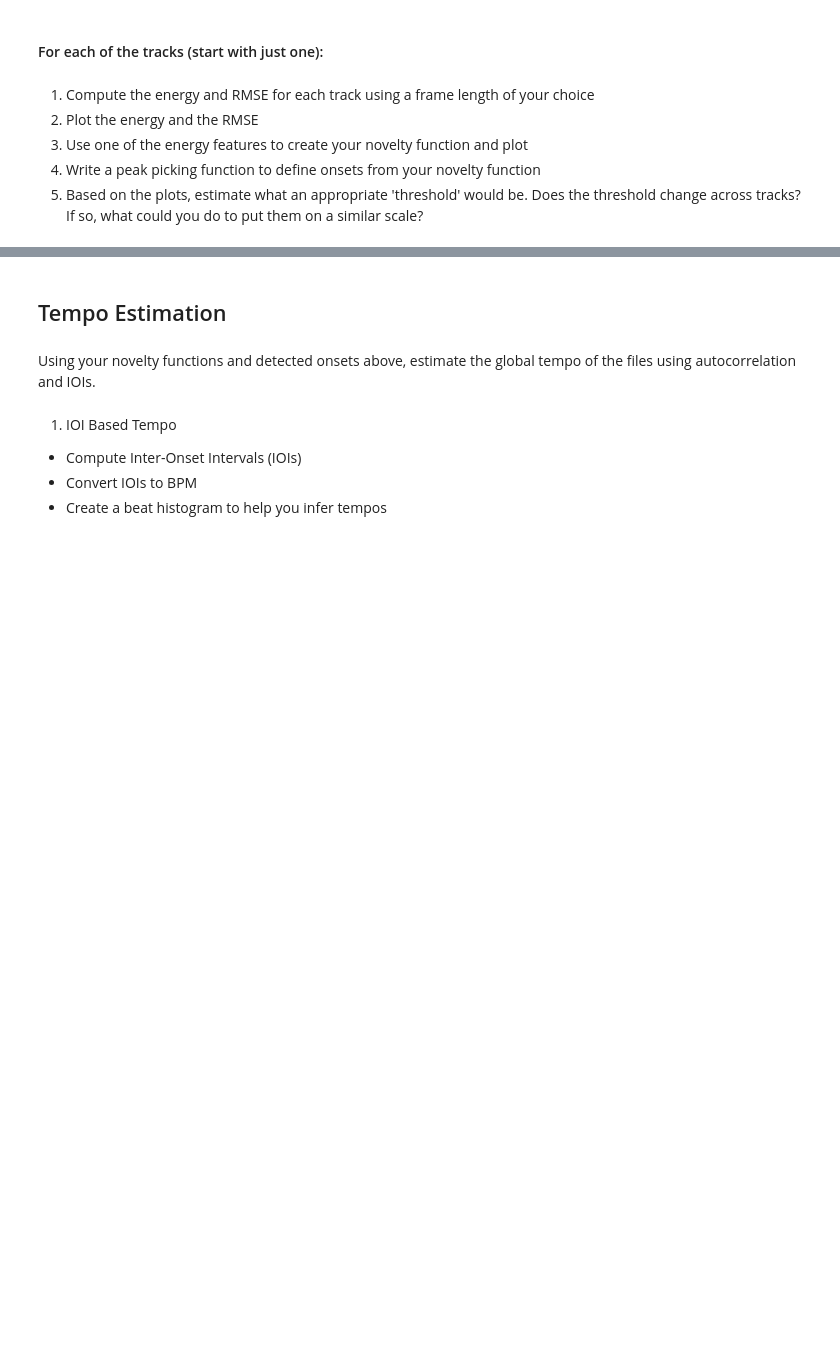
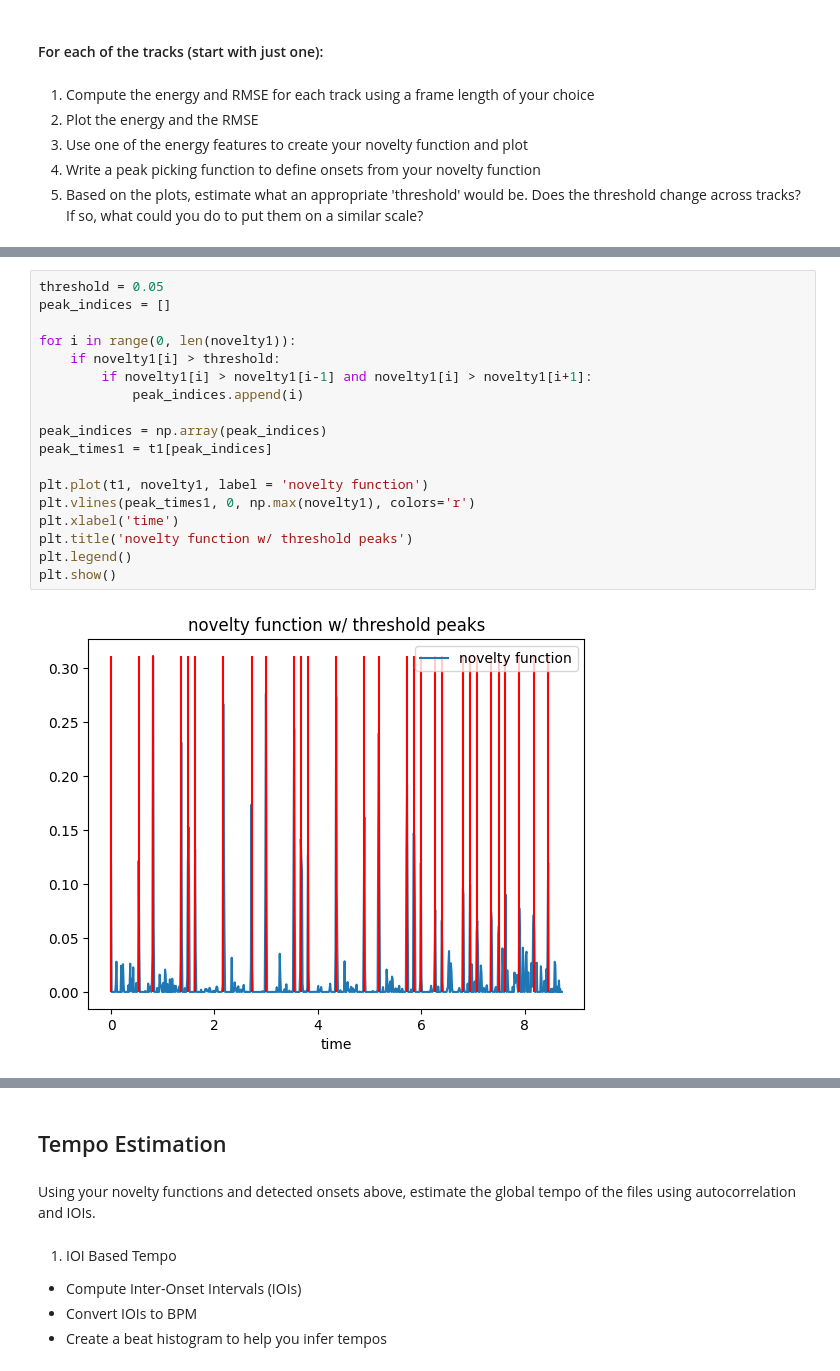
Before and after one commit to Micahlim19/AudioTechII, a Jupyter notebook: Activities/Activity8_OnsetDetection.ipynb, the cells around one changed output, grey strips where cells are left out. Cells and saved outputs as stored; diff of their text form; blank space fills up the shorter version.

```diff
--- a/Activities/Activity8_OnsetDetection.ipynb
+++ b/Activities/Activity8_OnsetDetection.ipynb
@@ -23,0 +76,20 @@ from scipy.io.wavfile import read
+# %%
+threshold = 0.05
+peak_indices = []
+
+for i in range(0, len(novelty1)):
+    if novelty1[i] > threshold:
+        if novelty1[i] > novelty1[i-1] and novelty1[i] > novelty1[i+1]:
+            peak_indices.append(i)
+
+peak_indices = np.array(peak_indices)
+peak_times1 = t1[peak_indices]
+
+plt.plot(t1, novelty1, label = 'novelty function')
+plt.vlines(peak_times1, 0, np.max(novelty1), colors='r')
+plt.xlabel('time')
+plt.title('novelty function w/ threshold peaks')
+plt.legend()
+plt.show()
+# %% [output]
+[figure, added]
```
Also changed, not shown: parts of 31 cells of this notebook, 1 other file.
